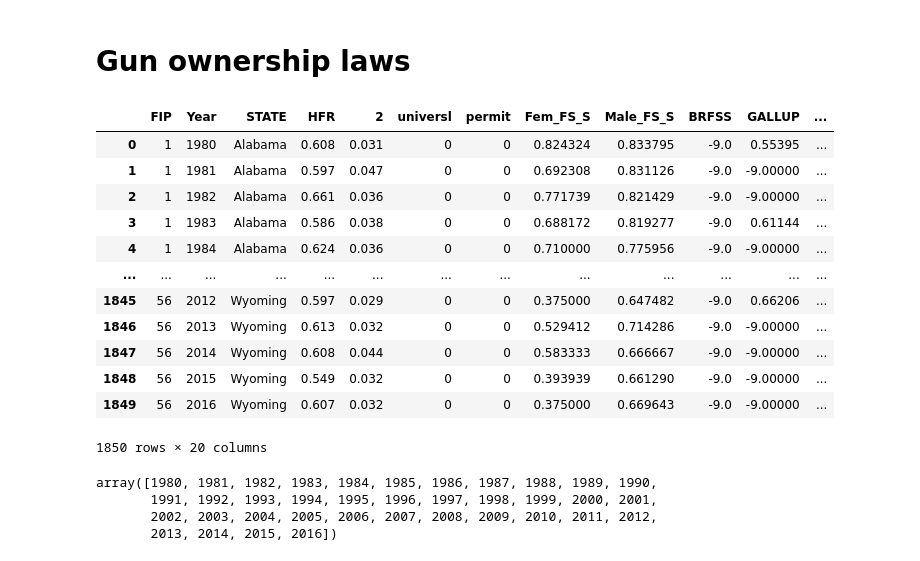
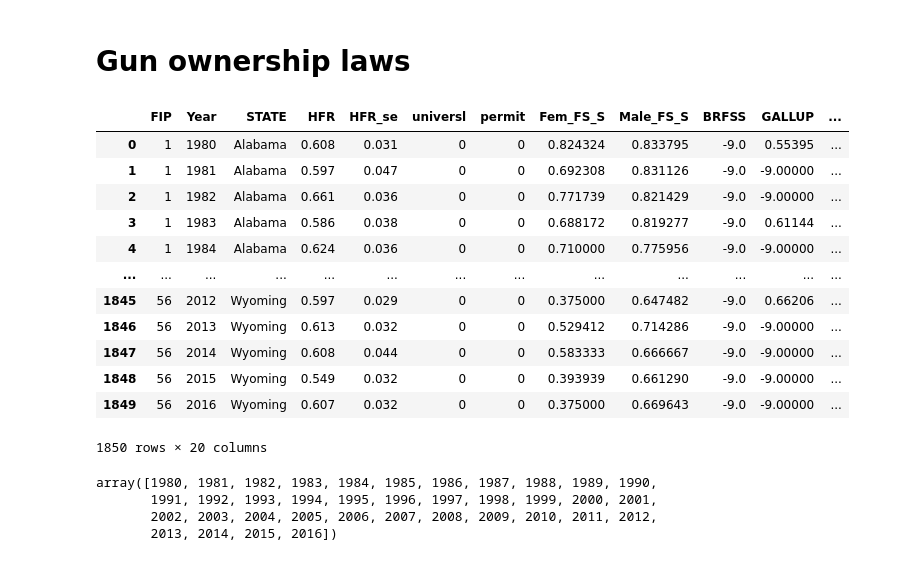
Before and after one commit to mattbellis/data-science-gun-violence, a Jupyter notebook: sandbox_for_playing_around (1).ipynb, the cells around one changed output. Saved outputs shown, nothing was run; the diff lists cells and outputs as text; code cells hidden in the pictures.

```diff
--- a/sandbox_for_playing_around (1).ipynb
+++ b/sandbox_for_playing_around (1).ipynb
@@ -154,13 +156,13 @@ percentage_involved
 # %% [markdown]
 # Gun ownership laws
 # %%
-filename = 'TL-354-State-Level Estimates of Household Firearm Ownership.xlsx'
+filename = 'datasets/TL-354-State-Level Estimates of Household Firearm Ownership.xlsx'
 
 dfgo = pd.read_excel(filename, sheet_name='State-Level Data & Factor Score')
 
 dfgo
 # %% [output]
-|  | FIP | Year | STATE | HFR | 2 | universl | permit | Fem_FS_S | Male_FS_S | BRFSS | GALLUP | ... |
+|  | FIP | Year | STATE | HFR | HFR_se | universl | permit | Fem_FS_S | Male_FS_S | BRFSS | GALLUP | ... |
 | 0 | 1 | 1980 | Alabama | 0.608 | 0.031 | 0 | 0 | 0.824324 | 0.833795 | -9.0 | 0.55395 | ... |
 | 1 | 1 | 1981 | Alabama | 0.597 | 0.047 | 0 | 0 | 0.692308 | 0.831126 | -9.0 | -9.00000 | ... |
 | 2 | 1 | 1982 | Alabama | 0.661 | 0.036 | 0 | 0 | 0.771739 | 0.821429 | -9.0 | -9.00000 | ... |
```
Also changed, not shown: parts of 8 cells of this notebook.
